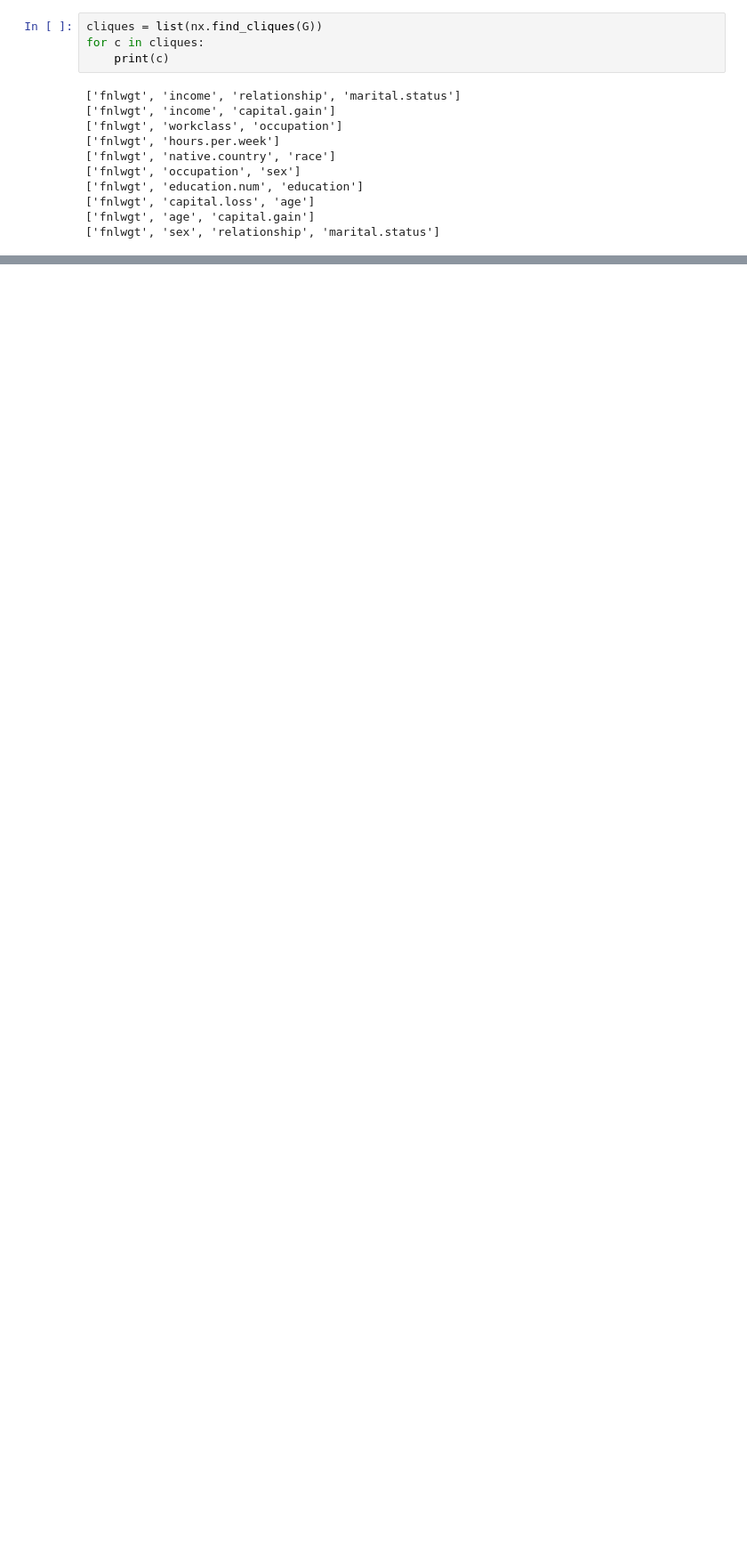
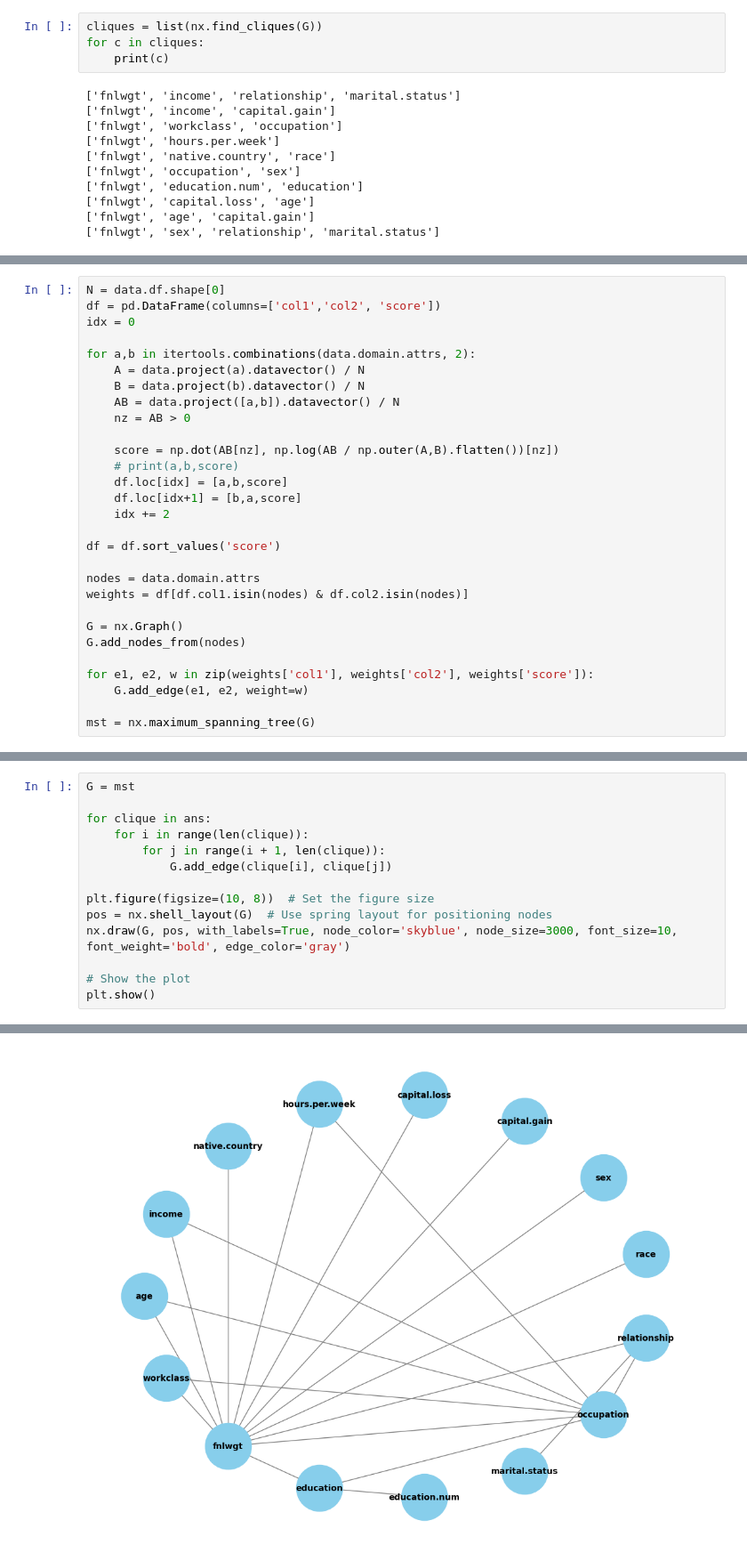
Before and after one commit to RexYuan/Eunectes, a Jupyter notebook: experiments/adult_mst.ipynb, the cells around one changed output, grey strips where cells are left out. Shown: that part at 89% size. Drawn from its saved outputs; the diff is of its cells as text; blank space fills up the shorter version.

```diff
--- a/experiments/adult_mst.ipynb
+++ b/experiments/adult_mst.ipynb
@@ -188,0 +194,29 @@ plt.show()
+# %%
+N = data.df.shape[0]
+df = pd.DataFrame(columns=['col1','col2', 'score'])
+idx = 0
+
+for a,b in itertools.combinations(data.domain.attrs, 2):
+    A = data.project(a).datavector() / N
+    B = data.project(b).datavector() / N
+    AB = data.project([a,b]).datavector() / N
+    nz = AB > 0
+
+    score = np.dot(AB[nz], np.log(AB / np.outer(A,B).flatten())[nz])
+    # print(a,b,score)
+    df.loc[idx] = [a,b,score]
+    df.loc[idx+1] = [b,a,score]
+    idx += 2
+
+df = df.sort_values('score')
+
+nodes = data.domain.attrs
+weights = df[df.col1.isin(nodes) & df.col2.isin(nodes)]
+
+G = nx.Graph()
+G.add_nodes_from(nodes)
+
+for e1, e2, w in zip(weights['col1'], weights['col2'], weights['score']):
+    G.add_edge(e1, e2, weight=w)
+
+mst = nx.maximum_spanning_tree(G)
@@ -188,0 +308,15 @@ plt.show()
+# %%
+G = mst
+
+for clique in ans:
+    for i in range(len(clique)):
+        for j in range(i + 1, len(clique)):
+            G.add_edge(clique[i], clique[j])
+
+plt.figure(figsize=(10, 8))  # Set the figure size
+pos = nx.shell_layout(G)  # Use spring layout for positioning nodes
+nx.draw(G, pos, with_labels=True, node_color='skyblue', node_size=3000, font_size=10, font_weight='bold', edge_color='gray')
+
+# Show the plot
+plt.show()
+# %% [output]
@@ -188,0 +324 @@ plt.show()
+[figure, added]
```
Also changed, not shown: parts of 5 cells of this notebook, 3 other files.
